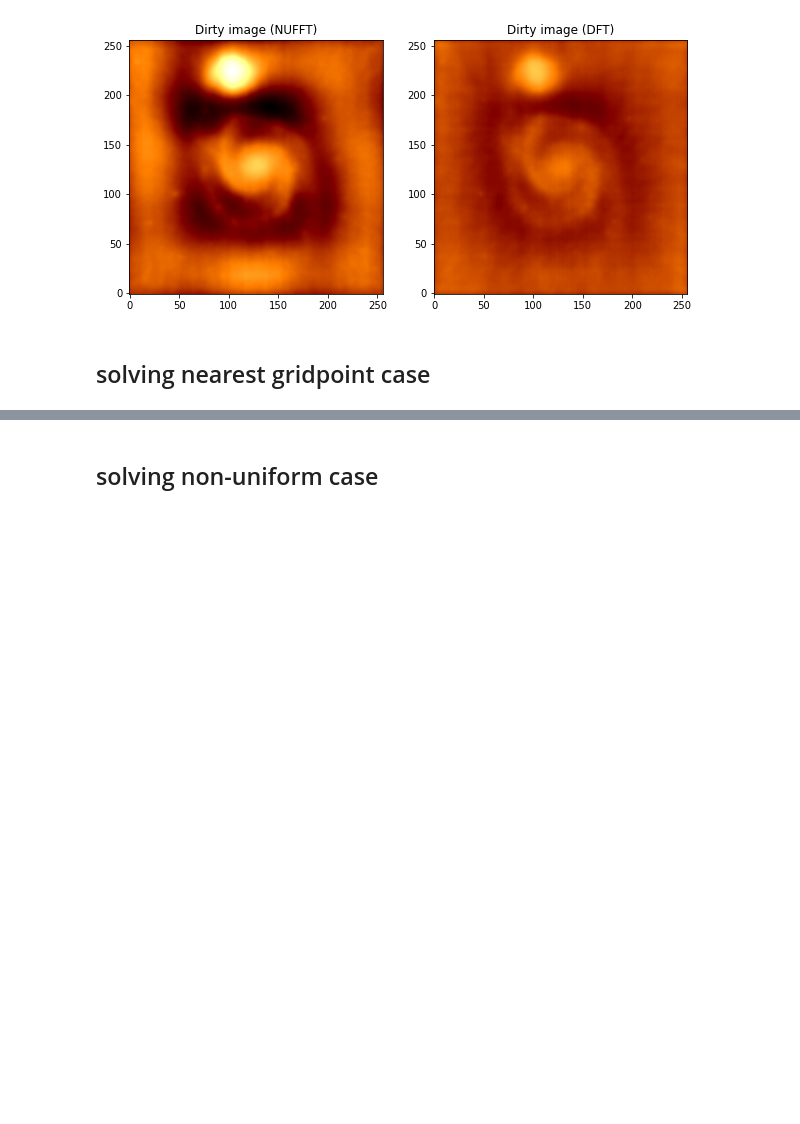
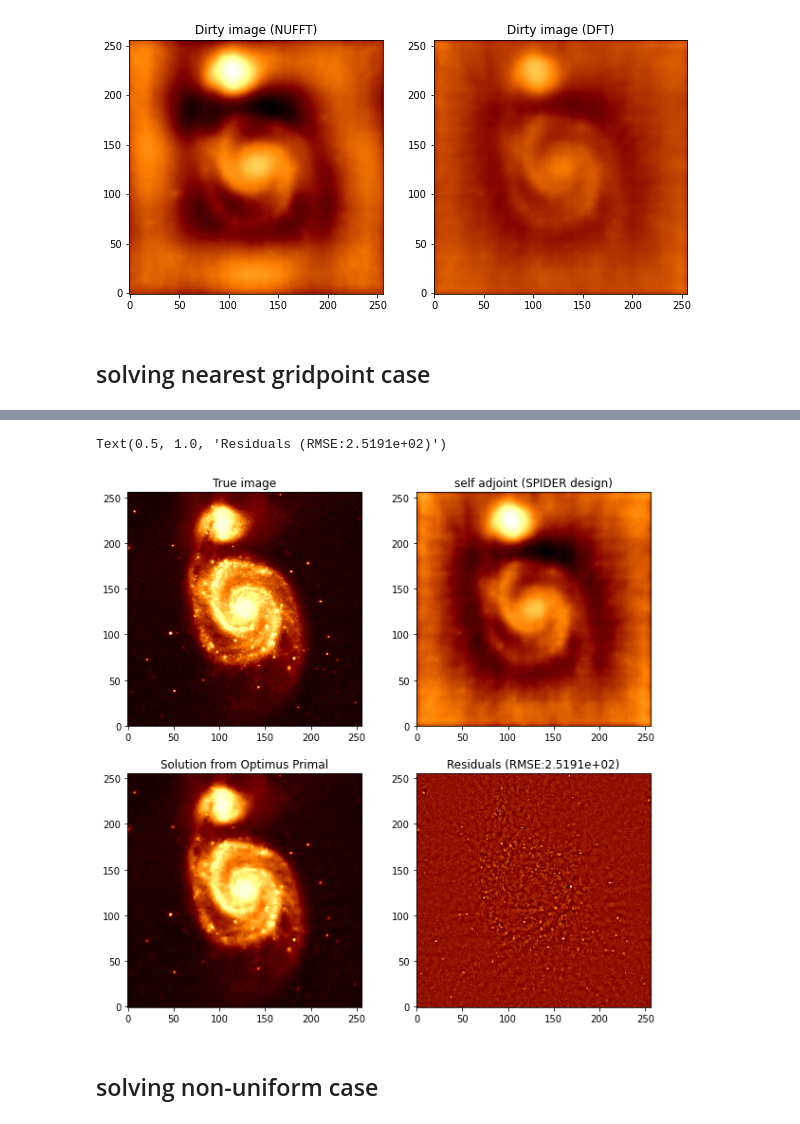
Before and after one commit to astro-informatics/LeIA, a Jupyter notebook: notebooks/Gridpoint_vs_NUFFT.ipynb, the cells around one changed output, grey strips where cells are left out. Drawn from its saved outputs; the diff is of its cells as text; code cells hidden in the pictures; blank space fills up the shorter version.

```diff
--- a/notebooks/Gridpoint_vs_NUFFT.ipynb
+++ b/notebooks/Gridpoint_vs_NUFFT.ipynb
@@ -99,3 +122,22 @@ Text(0.5, 1.0, 'Residuals (RMSE:2.5189e+02)')
+# %%
+i=np.argmin(rms)
+fig, ax = plt.subplots(ncols=2, nrows=2, figsize=(10, 10))
+a = ax[0,0].imshow(x_true, **imshow_kwargs)
+ax[0,0].set_title("True image")
+
+lim = a.get_clim()
+
+ax[0,1].imshow(op_discrete.self_adj(x_true).real, **imshow_kwargs)
+ax[0,1].set_title("self adjoint (SPIDER design)")
+
+ax[1,0].imshow(xs[i].real, vmin=lim[0], vmax=lim[1], **imshow_kwargs)
+ax[1,0].set_title("Solution from Optimus Primal")
+
+ax[1,1].imshow(x_true - xs[i].real, **imshow_kwargs)
+ax[1,1].set_title(f"Residuals (RMSE:{np.sqrt(np.mean(np.square(x_true - xs[i].real))):.4e})")
+# %% [output]
+Text(0.5, 1.0, 'Residuals (RMSE:2.5191e+02)')
+[figure, added]
 # %% [markdown]
 ## solving non-uniform case
 # %%
```
Also changed, not shown: parts of 9 cells of this notebook, 4 other files.
